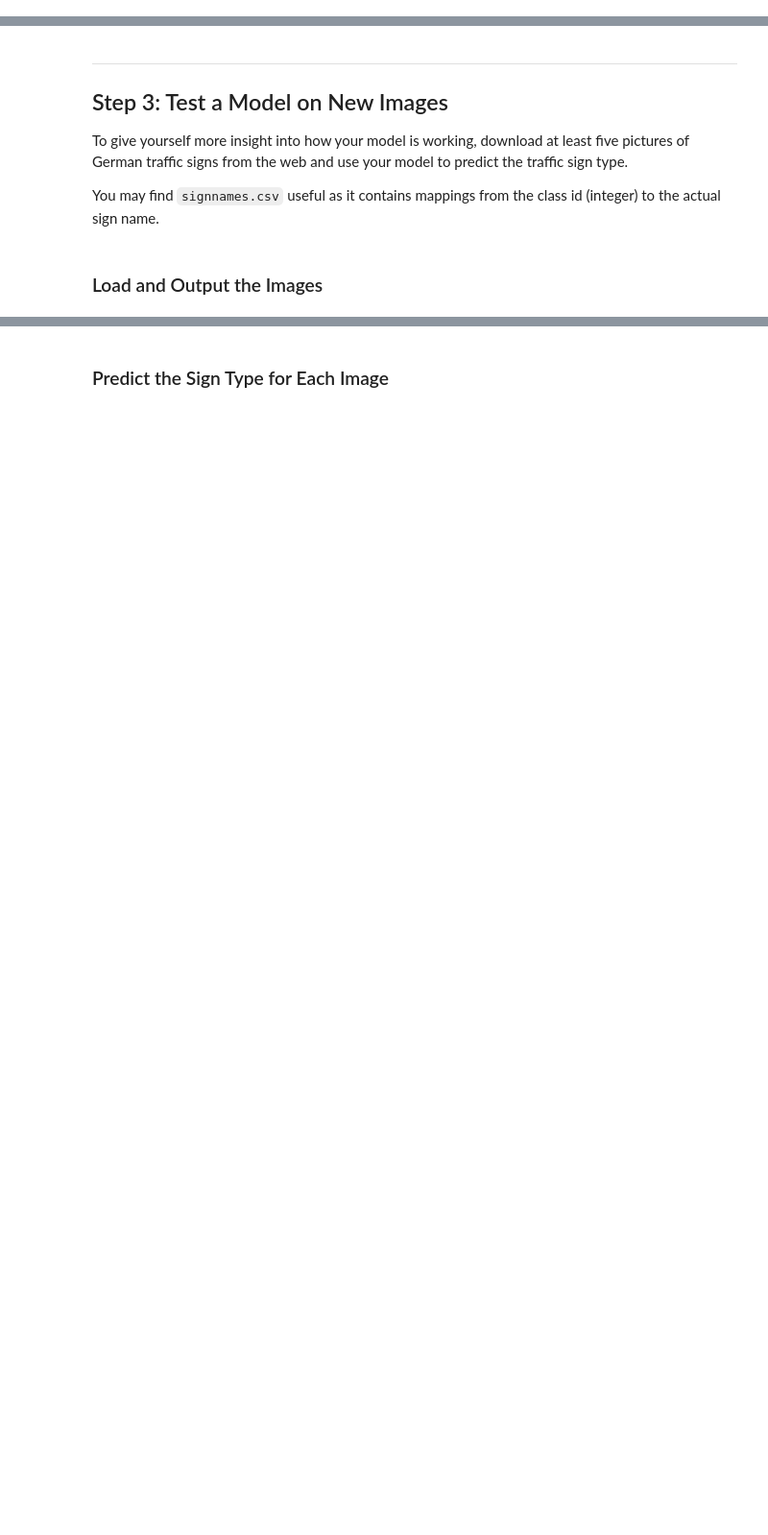
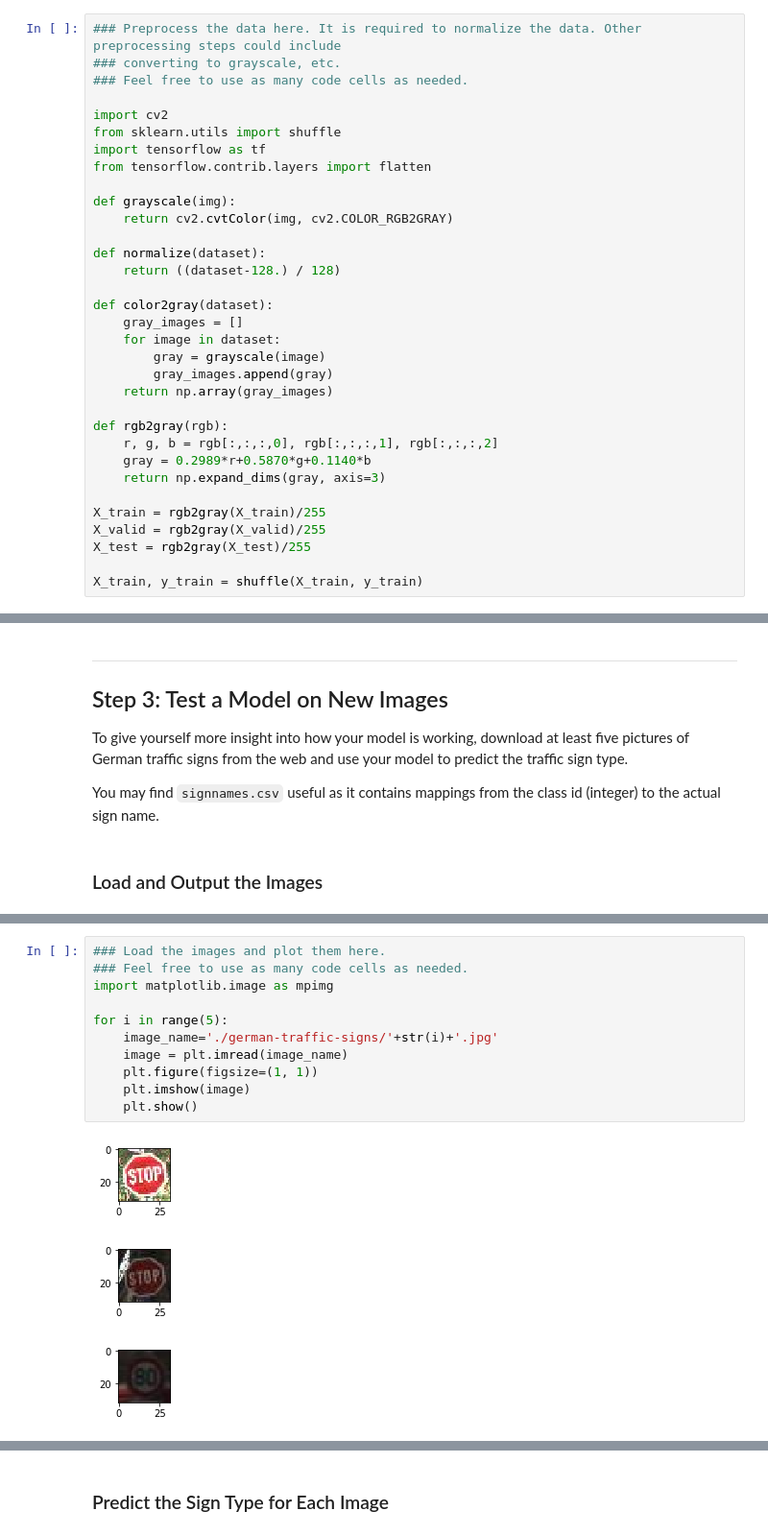
Before and after one commit to yuanisbug/CarND-Traffic-Sign-Classifier-Project, a Jupyter notebook: Traffic_Sign_Classifier.ipynb, the cells around one changed output, grey strips where cells are left out. Shown: that part at 96% size. Cells and saved outputs as stored; diff of their text form; blank space fills up the shorter version.

```diff
--- a/Traffic_Sign_Classifier.ipynb
+++ b/Traffic_Sign_Classifier.ipynb
@@ -226,3 +156,36 @@ ImportError: /opt/ros/kinetic/lib/python2.7/dist-packages/cv2.so: undefined symb
+# %%
+### Preprocess the data here. It is required to normalize the data. Other preprocessing steps could include
+### converting to grayscale, etc.
+### Feel free to use as many code cells as needed.
+
+import cv2
+from sklearn.utils import shuffle
+import tensorflow as tf
+from tensorflow.contrib.layers import flatten
+
+def grayscale(img):
+    return cv2.cvtColor(img, cv2.COLOR_RGB2GRAY)
+
+def normalize(dataset):
+    return ((dataset-128.) / 128)
+
+def color2gray(dataset):
+    gray_images = []
+    for image in dataset:
+        gray = grayscale(image)
+        gray_images.append(gray)
+    return np.array(gray_images)
+
+def rgb2gray(rgb):
+    r, g, b = rgb[:,:,:,0], rgb[:,:,:,1], rgb[:,:,:,2]
+    gray = 0.2989*r+0.5870*g+0.1140*b
+    return np.expand_dims(gray, axis=3)
+
+X_train = rgb2gray(X_train)/255
+X_valid = rgb2gray(X_valid)/255
+X_test = rgb2gray(X_test)/255
+
+X_train, y_train = shuffle(X_train, y_train)
 # %% [markdown]
 ### Model Architecture
 # %%
@@ -437,0 +345,15 @@ actual_labels = np.array([  3,  14,  35,  22,   41])
+# %%
+### Load the images and plot them here.
+### Feel free to use as many code cells as needed.
+import matplotlib.image as mpimg
+
+for i in range(5):
+    image_name='./german-traffic-signs/'+str(i)+'.jpg'
+    image = plt.imread(image_name)
+    plt.figure(figsize=(1, 1))
+    plt.imshow(image)
+    plt.show()
+# %% [output]
+[figure, added]
+[figure, added]
+[figure, added]
```
Also changed, not shown: parts of 10 cells of this notebook, 12 other files.
